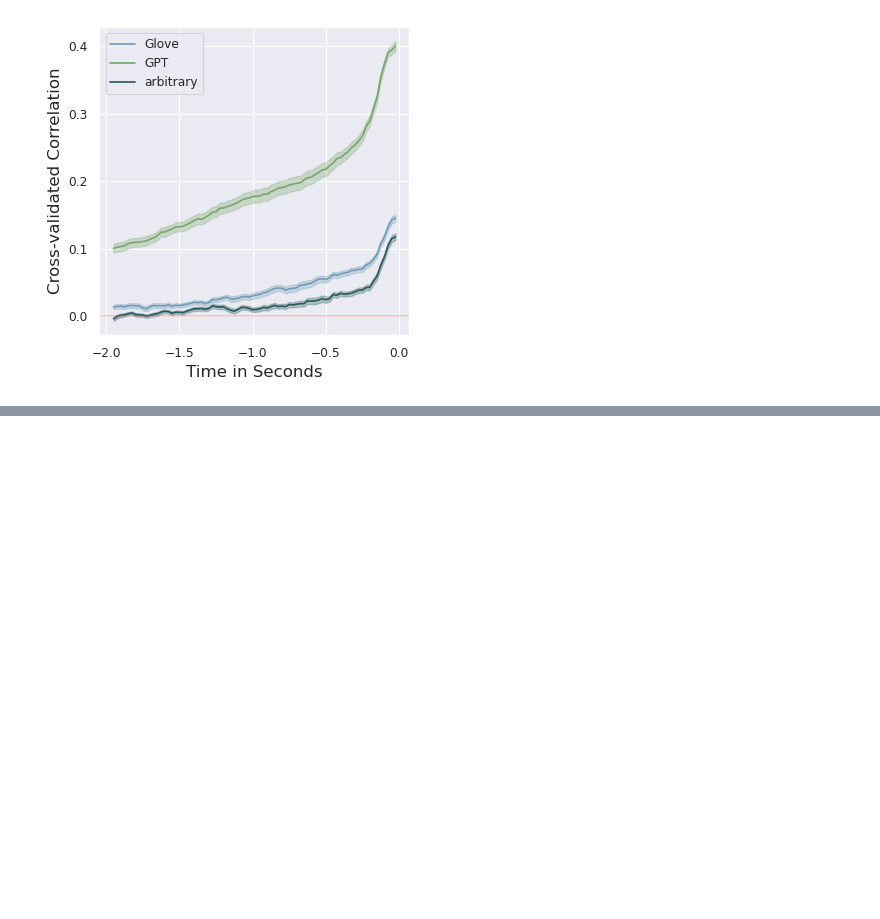
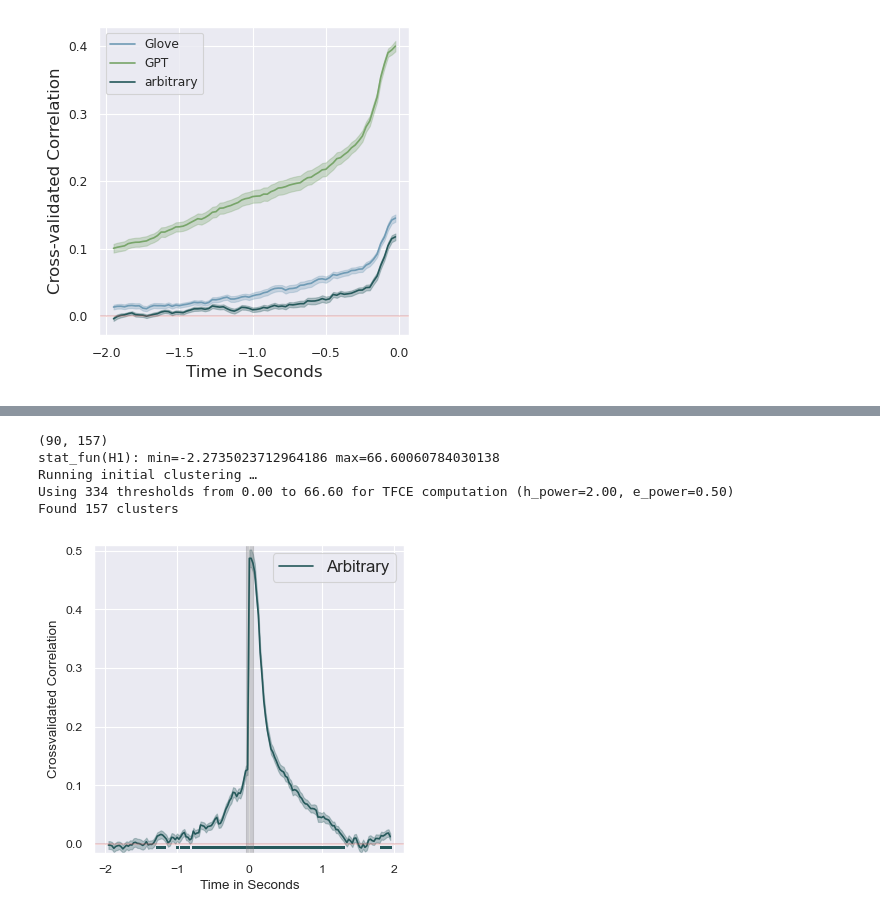
Before and after one commit to InesSchoenmann/Lingpred, a Jupyter notebook: notebooks_new/Figure.ipynb, the cells around one changed output, grey strips where cells are left out. Drawn from its saved outputs; the diff is of its cells as text; code cells hidden in the pictures; blank space fills up the shorter version.

```diff
--- a/notebooks_new/Figure.ipynb
+++ b/notebooks_new/Figure.ipynb
@@ -134,0 +148,10 @@ plotting.plot_predicting_acoustics(dataset='Armani', bigrams_removed=True, use_r
+# %%
+plotting.plot_base_effect(subject=1, models=['Arbitrary'], dataset='Armeni', legend=True,
+                     use_regressed_out=False, use_bigrams_removed=True, plot_acoustic=True)
+# %% [output]
+(90, 157)
+stat_fun(H1): min=-2.2735023712964186 max=66.60060784030138
+Running initial clustering …
+Using 334 thresholds from 0.00 to 66.60 for TFCE computation (h_power=2.00, e_power=0.50)
+Found 157 clusters
+[figure, added]
```
Also changed, not shown: parts of 3 cells of this notebook, 5 other files.
